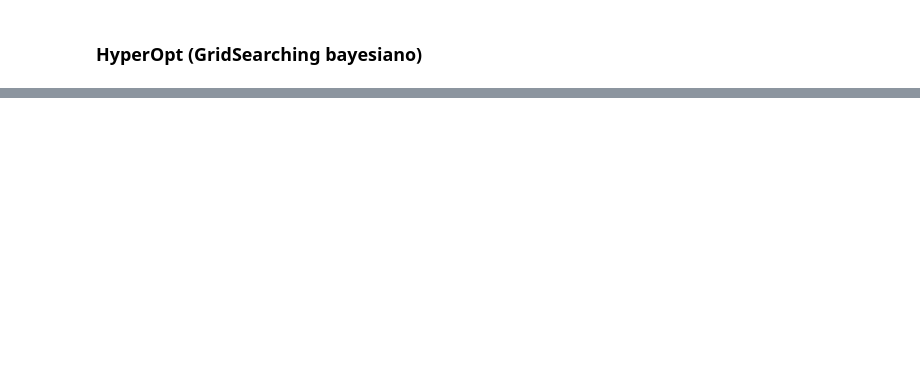
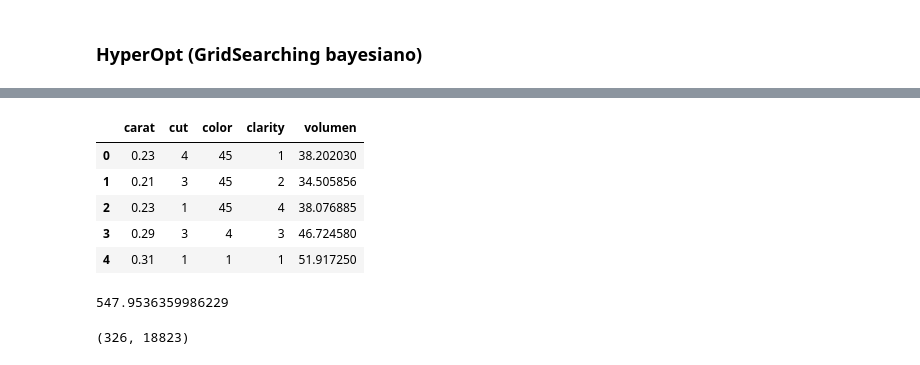
Before and after one commit to Pomilusky/apuntes_clase, a Jupyter notebook: semana_6/5.1 - Ajuste.ipynb, the cells around one changed output, grey strips where cells are left out. Drawn from its saved outputs; the diff is of its cells as text; code cells hidden in the pictures; blank space fills up the shorter version.

```diff
--- a/semana_6/5.1 - Ajuste.ipynb
+++ b/semana_6/5.1 - Ajuste.ipynb
@@ -156,0 +201,24 @@ RandomForestClassifier(criterion='entropy', min_samples_split=10,
+# %%
+clarity={'I1':0, 'SI2':1, 'SI1':2, 'VS2':3, 'VS1':4,
+         'VVS2':5, 'VVS1':6, 'IF':7}
+
+
+cut={'Fair':0, 'Good':1, 'Very Good':2, 'Premium':3, 'Ideal':4}
+
+
+color={'J':1, 'I':4, 'H':10, 'G':15, 'F':25, 'E':45, 'D':67}
+# %%
+X.clarity=X.clarity.apply(lambda x: clarity[x])
+
+X.cut=X.cut.apply(lambda x: cut[x])
+
+X.color=X.color.apply(lambda x: color[x])
+
+X.head()
+# %% [output]
+|  | carat | cut | color | clarity | volumen |
+| 0 | 0.23 | 4 | 45 | 1 | 38.202030 |
+| 1 | 0.21 | 3 | 45 | 2 | 34.505856 |
+| 2 | 0.23 | 1 | 45 | 4 | 38.076885 |
+| 3 | 0.29 | 3 | 4 | 3 | 46.724580 |
+| 4 | 0.31 | 1 | 1 | 1 | 51.917250 |
@@ -156,0 +227,14 @@ RandomForestClassifier(criterion='entropy', min_samples_split=10,
+# %%
+xgbr=XGBR()
+
+xgbr.fit(X_train, y_train)
+
+y_pred=xgbr.predict(X_test)
+
+mse(y_test, y_pred, squared=False)  #rmse
+# %% [output]
+547.9536359986229
+# %%
+y.min(), y.max()
+# %% [output]
+(326, 18823)
```
Also changed, not shown: parts of 20 cells of this notebook.
